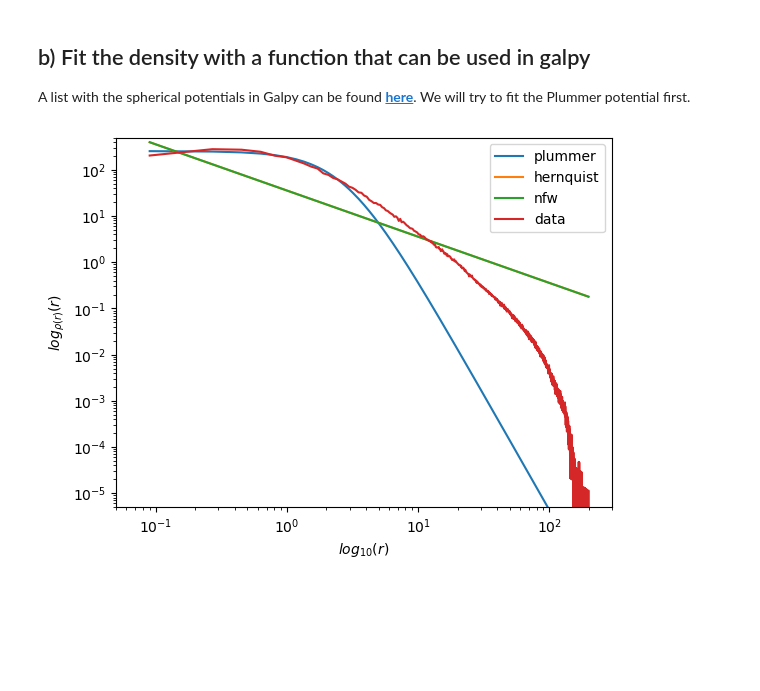
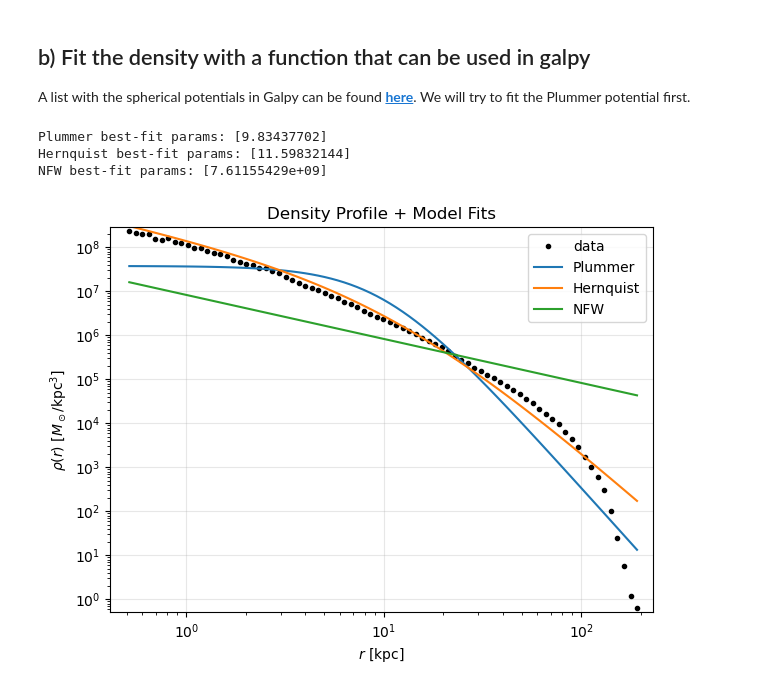
Before and after one commit to gvansan/TANA_notebooks, a Jupyter notebook: Project/hdf5_file_mathijs.ipynb, the cells around one changed output. Drawn from its saved outputs; the diff is of its cells as text; code cells hidden in the pictures; blank space fills up the shorter version.

```diff
--- a/Project/hdf5_file_mathijs.ipynb
+++ b/Project/hdf5_file_mathijs.ipynb
@@ -199,7 +199,7 @@ def compute_potential(positions, m_particle,
             r = coms[node_idx] - pos
 
             # Apply periodic boundary conditions (minimum image convention)
-            r = r - BoxSize * np.round(r / BoxSize)
+            #r = r - BoxSize * np.round(r / BoxSize)
 
             dist = np.sqrt((r * r).sum()) + eps
 
@@ -302,3 +350,12 @@ plt.show()
 # Part 2) Compute density profile $\rho(r)$ from particle data
 # %% [markdown]
 ## a) Compute and plot the spherical density function
+# %%
+center_of_mass = np.mean(coordinates, axis=0) #Naieve, does not give the most bound particle
+print(center_of_mass)
+
+#Most bound particle
+i = np.argmin(potentials)
+pot = np.min(potentials)
+most_bound = coordinates[i]
+print(most_bound)
@@ -330,34 +395,62 @@ A list with the spherical potentials in Galpy can be found __[here](https://docs
 # %%
 from scipy.optimize import curve_fit
 from galpy.potential import PlummerPotential
 
+M = m_dm*N
+rho_0 = M/size**3
+
 #Define the densities we want to fit
-def rho_plummer(r, M, a):
+def rho_plummer(r, a):
     """Plummer density: M = total mass, a = scale"""
     return (3.0 * M) / (4.0 * np.pi * a**3) * (1.0 + (r**2 / a**2))**(-2.5)
 
-def rho_hernquist(r, M, a):
+def rho_hernquist(r, a):
     """Hernquist density"""
     return (M / (2.0 * np.pi)) * (a / (r * (r + a)**3))
 
-def rho_nfw(r, rho_0, rs):
+def rho_nfw(r, rs):
     """NFW parametrized by rho0 and scale radius rs_scale"""
-    return (rho_0/4*np.pi*rs**3) / ((r/rs) * (1.0 + r/rs)**2)
+    x = r/rs
+    return rho_0 / (x * (1 + x)**2)
 
-densities = [rho_plummer, rho_hernquist, rho_nfw]
-optimal_parameters = []
 
-for dens in densities:
-    fit, pcov = curve_fit(dens, r_mid, rho_data, maxfev=10000)
-    optimal_parameters.append(fit)
-    plt.loglog(r_mid, dens(r_mid, *fit), label=f"{str(dens.__name__).split("_")[1]}")
+models = [
+    ("Plummer", rho_plummer, [1.0]),
+    ("Hernquist", rho_hernquist, [1.0]),
+    ("NFW", rho_nfw, [1.0]),
+]
 
-plt.loglog(r_mid, rho_data, label = "data")
-plt.xlim(5*10**-2, 3*10**2)
-plt.ylim(5*10**-6, 5*10**2)
-plt.xlabel(r"$log_{10}(r)$")
-plt.ylabel(r"$log_{\rho(r)}(r)$")
+# Mask out empty bins / strip zeros
+mask = rho_data > 0 and r_mid < r_mid.max()*0.95
+rfit = r_mid[mask]
+rhfit = rho_data[mask]
+
+plt.figure(figsize=(7,5))
+plt.loglog(r_mid, rho_data, "k.", label="data")
+
+for name, func, p0 in models:
+    # Fit in log‐space: log10(rho)
+    def fitfunc(r, *p):
+        return np.log10(func(r, *p))
+
+    popt, _ = curve_fit(fitfunc, rfit, np.log10(rhfit), p0=p0, maxfev=20000)
+
+    # Plot fitted curve
+    plt.loglog(r_mid, func(r_mid, *popt), label=f"{name}")
+
+    print(f"{name} best-fit params: {popt}")
+
+plt.xlim(min(r_mid)*0.8, max(r_mid)*1.2)
+plt.ylim(min(rho_data)*0.8, max(rho_data)*1.2)
+
+plt.xlabel(r"$r$ [kpc]")
+plt.ylabel(r"$\rho(r)$ [$M_\odot / \mathrm{kpc}^3$]")
+plt.title("Density Profile + Model Fits")
 plt.legend()
+plt.grid(alpha=0.3)
 plt.show()
 # %% [output]
+Plummer best-fit params: [9.83437702]
+Hernquist best-fit params: [11.59832144]
+NFW best-fit params: [7.61155429e+09]
-[figure, old version]
+[figure, new version]
```
Also changed, not shown: parts of 5 cells of this notebook.
